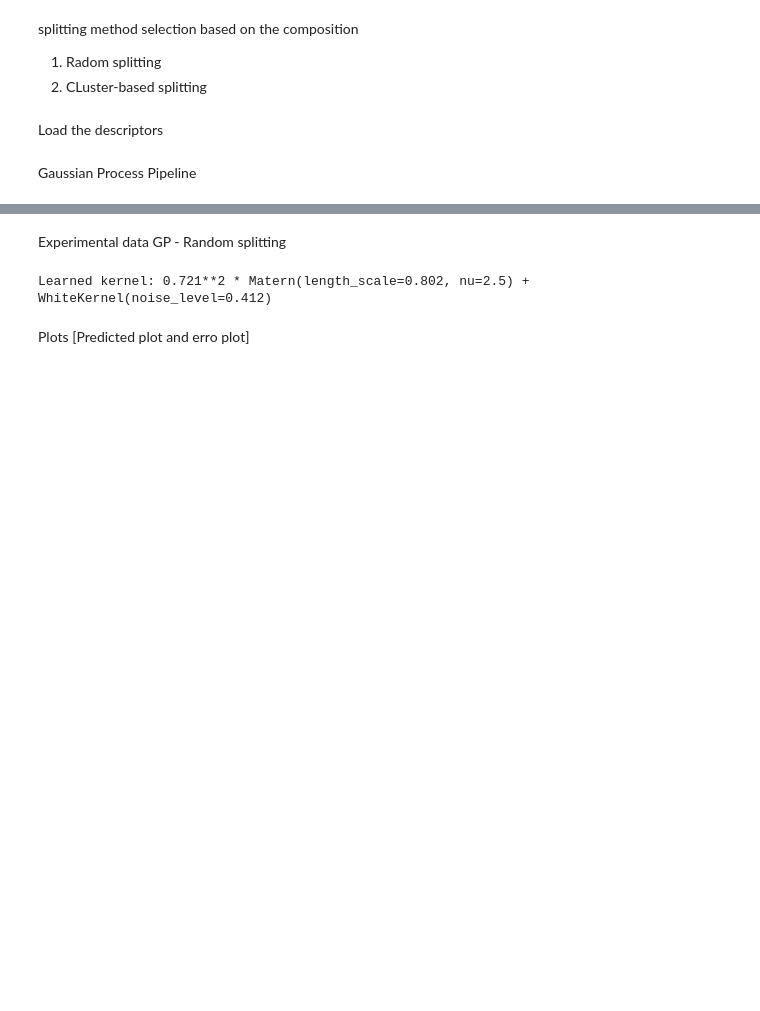
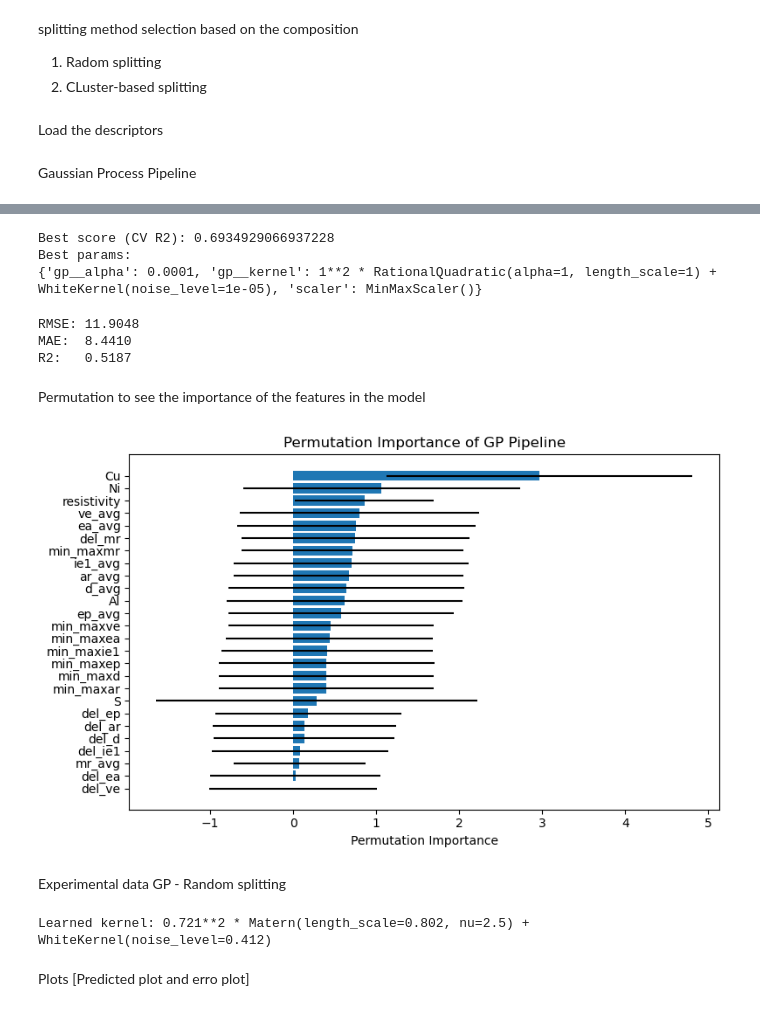
Before and after one commit to linarojas0824/Hybrid-Experimental-Data-Driven-Workflow, a Jupyter notebook: scripts/Notebooks/02_Model Training GP.ipynb, the cells around one changed output, grey strips where cells are left out. Saved outputs shown, nothing was run; the diff lists cells and outputs as text; code cells hidden in the pictures; blank space fills up the shorter version.

```diff
--- a/scripts/Notebooks/02_Model Training GP.ipynb
+++ b/scripts/Notebooks/02_Model Training GP.ipynb
@@ -150,3 +296,62 @@ R2:   0.5092
+# %%
+print("Best score (CV R2):", -grid.best_score_)
+print("Best params:")
+print(grid.best_params_)
+
+best_model = grid.best_estimator_
+# %% [output]
+Best score (CV R2): 0.6934929066937228
+Best params:
+{'gp__alpha': 0.0001, 'gp__kernel': 1**2 * RationalQuadratic(alpha=1, length_scale=1) + WhiteKernel(noise_level=1e-05), 'scaler': MinMaxScaler()}
+# %%
+best_model = grid.best_estimator_
+best_model.score(x_test, y_test)
+
+y_pred = best_model.predict(x_test)
+
+rmse = np.sqrt(mean_squared_error(y_test, y_pred))
+mae = mean_absolute_error(y_test, y_pred)
+r2 = r2_score(y_test, y_pred)
+
+print(f"RMSE: {rmse:.4f}")
+print(f"MAE:  {mae:.4f}")
+print(f"R2:   {r2:.4f}")
+# %% [output]
+RMSE: 11.9048
+MAE:  8.4410
+R2:   0.5187
+# %% [markdown]
+Permutation to see the importance of the features in the model
+# %%
+result = permutation_importance(
+    best_model,
+    x_test,
+    y_test,
+    n_repeats=20,
+    random_state=42,
+    scoring="neg_root_mean_squared_error"
+)
+# %%
+feature_names = x_test.columns
+
+importance_df = pd.DataFrame({
+    "feature": feature_names,
+    "importance_mean": result.importances_mean,
+    "importance_std": result.importances_std
+}).sort_values("importance_mean", ascending=False)
+# %%
+plt.figure(figsize=(8, 5))
+plt.barh(
+    importance_df["feature"][::-1],
+    importance_df["importance_mean"][::-1],
+    xerr=importance_df["importance_std"][::-1]
+)
+plt.xlabel("Permutation Importance")
+plt.title("Permutation Importance of GP Pipeline")
+plt.tight_layout()
+plt.show()
+# %% [output]
+[figure, added]
 # %%
 loader = ElementPropertyLoader()
 elem_props = loader.load()
```
Also changed, not shown: parts of 6 cells of this notebook, 3 other files.
